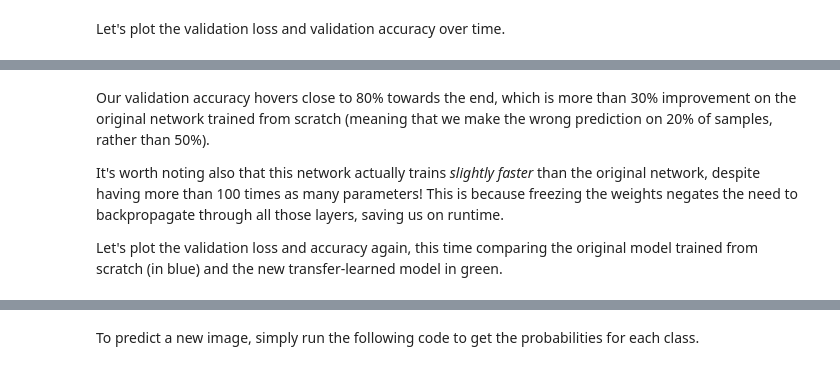
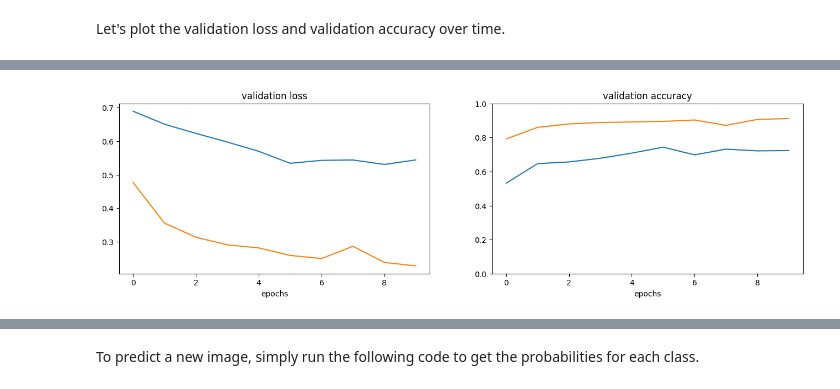
Before and after one commit to LucasRios/AIPhytonExamples, a Jupyter notebook: transfer_learning.ipynb, the cells around one changed output, grey strips where cells are left out. Saved outputs shown, nothing was run; the diff lists cells and outputs as text; code cells hidden in the pictures.

```diff
--- a/transfer_learning.ipynb
+++ b/transfer_learning.ipynb
@@ -314,22 +409,18 @@ history2 = model_new.fit(x_train, y_train,
-# %% [markdown]
-Our validation accuracy hovers close to 80% towards the end, which is more than 30% improvement on the original network trained from scratch (meaning that we make the wrong prediction on 20% of samples, rather than 50%).
-
-It's worth noting also that this network actually trains _slightly faster_ than the original network, despite having more than 100 times as many parameters! This is because freezing the weights negates the need to backpropagate through all those layers, saving us on runtime.
-
-Let's plot the validation loss and accuracy again, this time comparing the original model trained from scratch (in blue) and the new transfer-learned model in green.
 # %%
 fig = plt.figure(figsize=(16,4))
 ax = fig.add_subplot(121)
 ax.plot(history.history["val_loss"])
 ax.plot(history2.history["val_loss"])
 ax.set_title("validation loss")
 ax.set_xlabel("epochs")
 
 ax2 = fig.add_subplot(122)
-ax2.plot(history.history["val_acc"])
-ax2.plot(history2.history["val_acc"])
+ax2.plot(history.history["val_accuracy"])
+ax2.plot(history2.history["val_accuracy"])
 ax2.set_title("validation accuracy")
 ax2.set_xlabel("epochs")
 ax2.set_ylim(0, 1)
 
 plt.show()
+# %% [output]
+[figure, added]
```
Also changed, not shown: parts of 36 cells of this notebook.
